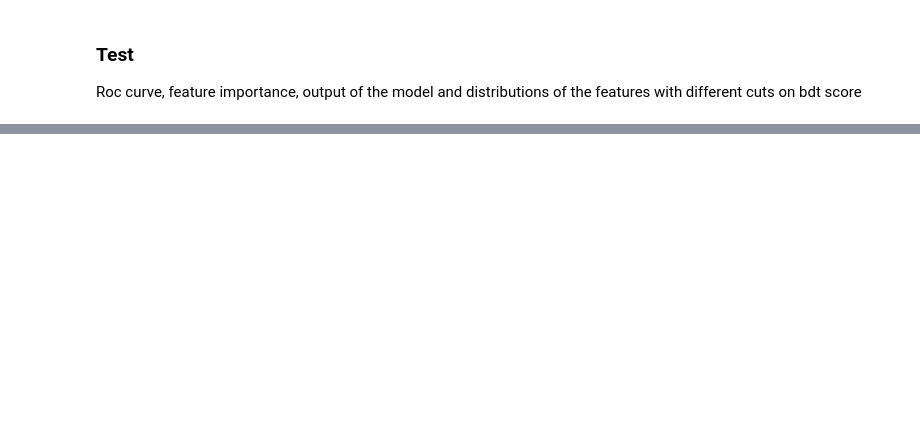
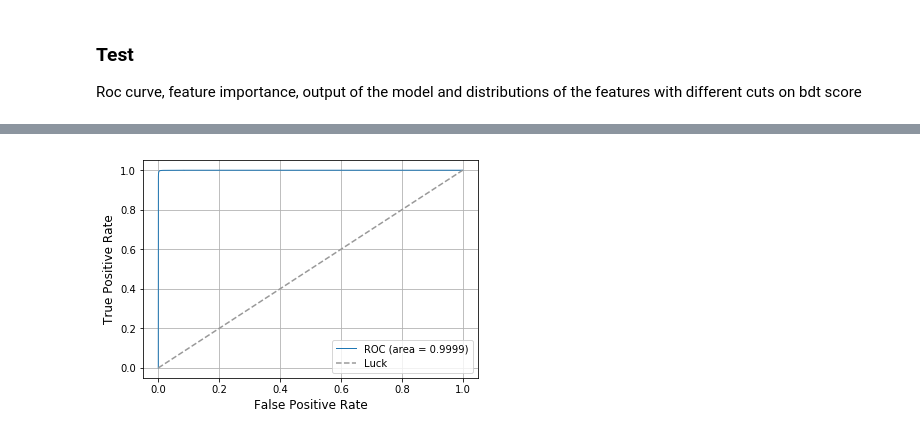
Before and after one commit to pfecchio/HypertritonML, a Jupyter notebook: Hypertriton2Body/Optimization/Parameters_Optimization.ipynb, the cells around one changed output, grey strips where cells are left out. Saved outputs shown, nothing was run; the diff lists cells and outputs as text; code cells hidden in the pictures; blank space fills up the shorter version.

```diff
--- a/Hypertriton2Body/Optimization/Parameters_Optimization.ipynb
+++ b/Hypertriton2Body/Optimization/Parameters_Optimization.ipynb
@@ -202,15 +170,0 @@ for i in range(0,4):
-# %%
-fig, axs = plt.subplots(1, 4, figsize=(14,4), sharey=True)
-for i in range(0,4):
-    dtest = xgb.DMatrix(data=test_list[i][training_columns])
-    y_pred= model_list[i].predict(dtest,output_margin=True)
-    ytest=test_list[i]['y']
-    print(f"ROC_AUC test set: {roc_auc_score(ytest, y_pred):.6f}")
-    fpr, tpr, _ = roc_curve(ytest, y_pred)
-    roc_auc = auc(fpr, tpr)
-    axs[i].plot(fpr, tpr,label='ROC (area = %0.4f)' % (roc_auc))
-    axs[i].legend()
-    axs[i].set_xlabel('False Positive Rate', fontsize=12)
-    axs[i].set_ylabel('True Positive Rate', fontsize=12)
-    del dtest
-fig.suptitle('ROC AUC : [2,3] , [3,4] , [4,5], [5,9]');
@@ -223,3 +170,0 @@ ROC_AUC test set: 0.998883
-# %%
-for i in range(0,4):
-    plot_feature_imp(model_list[i],['gain','weight'])
@@ -231,3 +170,0 @@ for i in range(0,4):
-# %%
-for i in range(0,4):
-    plot_output_train_test(model_list[i], train_list[i][training_columns], train_list[i]['y'], test_list[i][training_columns], test_list[i]['y'], branch_names=training_columns,raw=True)
@@ -241,9 +170,0 @@ fit_pt_array=np.zeros([4,8])
-# %%
-for i in range(0,4):
-    pt=pt_list[i]
-    df=test_list[i]
-    dtest = xgb.DMatrix(data=test_list[i][training_columns])
-    df['Score']=model_list[i].predict(dtest,output_margin=True)
-    fit_pt_array[i,:]=EfficiencyVsCuts(df)
-    plt.figure()
-    del df
@@ -260,0 +171,6 @@ See the caveats in the documentation: http://pandas.pydata.org/pandas-docs/stabl
+# %%
+dtest = xgb.DMatrix(data=testdata[training_columns])
+y_pred= model_list[i].predict(dtest,output_margin=True)
+plot_roc(ytest,y_pred)
+# %% [output]
+[figure, added]
```
Also changed, not shown: parts of 22 cells of this notebook, 1 other file.
